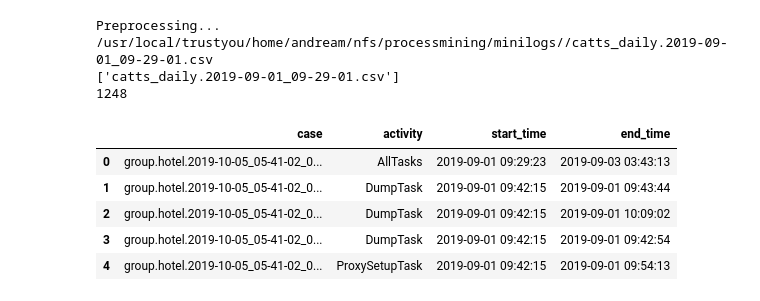
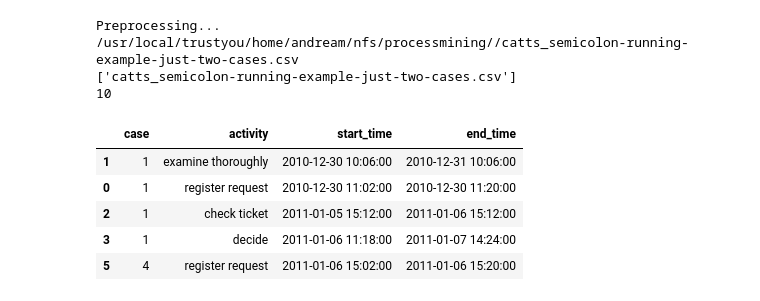
Before and after one commit to andreamalhera/perfSky, a Jupyter notebook: notebooks/pointTransformer.ipynb, the cells around one changed output. Cells and saved outputs as stored; diff of their text form; code cells hidden in the pictures.

```diff
--- a/notebooks/pointTransformer.ipynb
+++ b/notebooks/pointTransformer.ipynb
@@ -5,29 +5,36 @@ import datetime
 # %%
 csv_list = []
 appended = pd.DataFrame()
-LUIGI_LOG_PATH='/usr/local/trustyou/home/andream/nfs/processmining/minilogs/'
-#LUIGI_LOG_PATH = '/usr/local/trustyou/home/andream/nfs/processmining/minilogs/daily/logs/'
+LUIGI_LOG_PATH='/usr/local/trustyou/home/andream/nfs/processmining/'
+#LUIGI_LOG_PATH = '/usr/local/trustyou/home/andream/nfs/processmining/minilogs/daily/'
 #LUIGI_LOG_PATH = '/usr/local/trustyou/home/andream/nfs/processmining/minilogs/table-precomp/logs/tch/'
 for filename in os.listdir(LUIGI_LOG_PATH):
-    if filename.endswith('.csv') and filename.startswith('catts'):
+    if filename.endswith('.csv') and filename.startswith('catts_semicolon-running-example-just-two-cases.csv'):
+    #if filename.endswith('.csv') and filename.startswith('catts_daily.2019-09-.csv'):
         log_path = LUIGI_LOG_PATH+'/'+filename
         csv_list.append(filename)
         print('Preprocessing... ',log_path)
         df = pd.read_csv(log_path, index_col=False)
         appended = appended.append(df)
 
 #appended_df
 csv_list.sort()
 print(csv_list)
+
+#appended_df.to_datetime(start_time, format="%Y-%m-%d:%H:%M:%S").sort_values()
+appended['start_time'] = pd.to_datetime(appended['start_time'], format="%Y-%m-%d %H:%M:%S").sort_values()
+appended['end_time'] = pd.to_datetime(appended['end_time'], format="%Y-%m-%d %H:%M:%S").sort_values()
+appended = appended.sort_values(by=['start_time'], ascending=True)
+
 print(len(appended))
 appended.head()
 # %% [output]
-Preprocessing...  /usr/local/trustyou/home/andream/nfs/processmining/minilogs//catts_daily.2019-09-01_09-29-01.csv
-['catts_daily.2019-09-01_09-29-01.csv']
-1248
+Preprocessing...  /usr/local/trustyou/home/andream/nfs/processmining//catts_semicolon-running-example-just-two-cases.csv
+['catts_semicolon-running-example-just-two-cases.csv']
+10
 |  | case | activity | start_time | end_time |
-| 0 | group.hotel.2019-10-05_05-41-02_0... | AllTasks | 2019-09-01 09:29:23 | 2019-09-03 03:43:13 |
-| 1 | group.hotel.2019-10-05_05-41-02_0... | DumpTask | 2019-09-01 09:42:15 | 2019-09-01 09:43:44 |
-| 2 | group.hotel.2019-10-05_05-41-02_0... | DumpTask | 2019-09-01 09:42:15 | 2019-09-01 10:09:02 |
-| 3 | group.hotel.2019-10-05_05-41-02_0... | DumpTask | 2019-09-01 09:42:15 | 2019-09-01 09:42:54 |
-| 4 | group.hotel.2019-10-05_05-41-02_0... | ProxySetupTask | 2019-09-01 09:42:15 | 2019-09-01 09:54:13 |
+| 1 | 1 | examine thoroughly | 2010-12-30 10:06:00 | 2010-12-31 10:06:00 |
+| 0 | 1 | register request | 2010-12-30 11:02:00 | 2010-12-30 11:20:00 |
+| 2 | 1 | check ticket | 2011-01-05 15:12:00 | 2011-01-06 15:12:00 |
+| 3 | 1 | decide | 2011-01-06 11:18:00 | 2011-01-07 14:24:00 |
+| 5 | 4 | register request | 2011-01-06 15:02:00 | 2011-01-06 15:20:00 |
```
Also changed, not shown: parts of 29 cells of this notebook, 2 other files.
